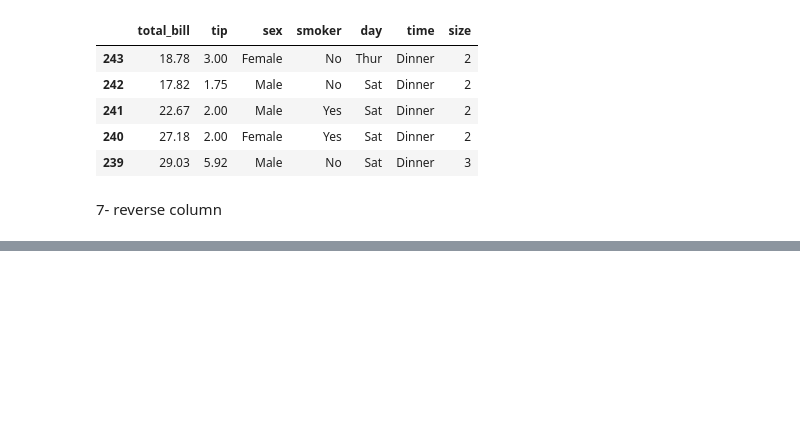
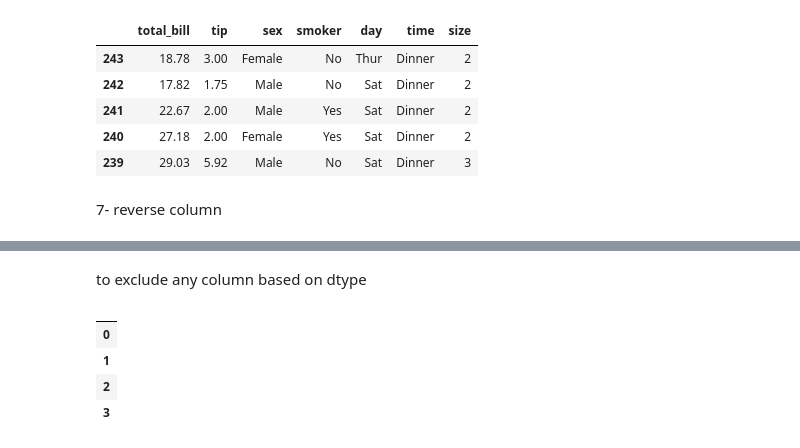
Before and after one commit to qasim697/python_ka_chilla, a Jupyter notebook: DAY_8/tipsandtricks.ipynb, the cells around one changed output, grey strips where cells are left out. Cells and saved outputs as stored; diff of their text form; code cells hidden in the pictures; blank space fills up the shorter version.

```diff
--- a/DAY_8/tipsandtricks.ipynb
+++ b/DAY_8/tipsandtricks.ipynb
@@ -206,0 +228,10 @@ df.loc[:,::-1]
+# %% [markdown]
+to exclude any column based on dtype
+# %%
+df.select_dtypes(exclude=['number']).head()
+# %% [output]
+|  |
+| 0 |
+| 1 |
+| 2 |
+| 3 |
```
Also changed, not shown: parts of 15 cells of this notebook, 1 other file.
